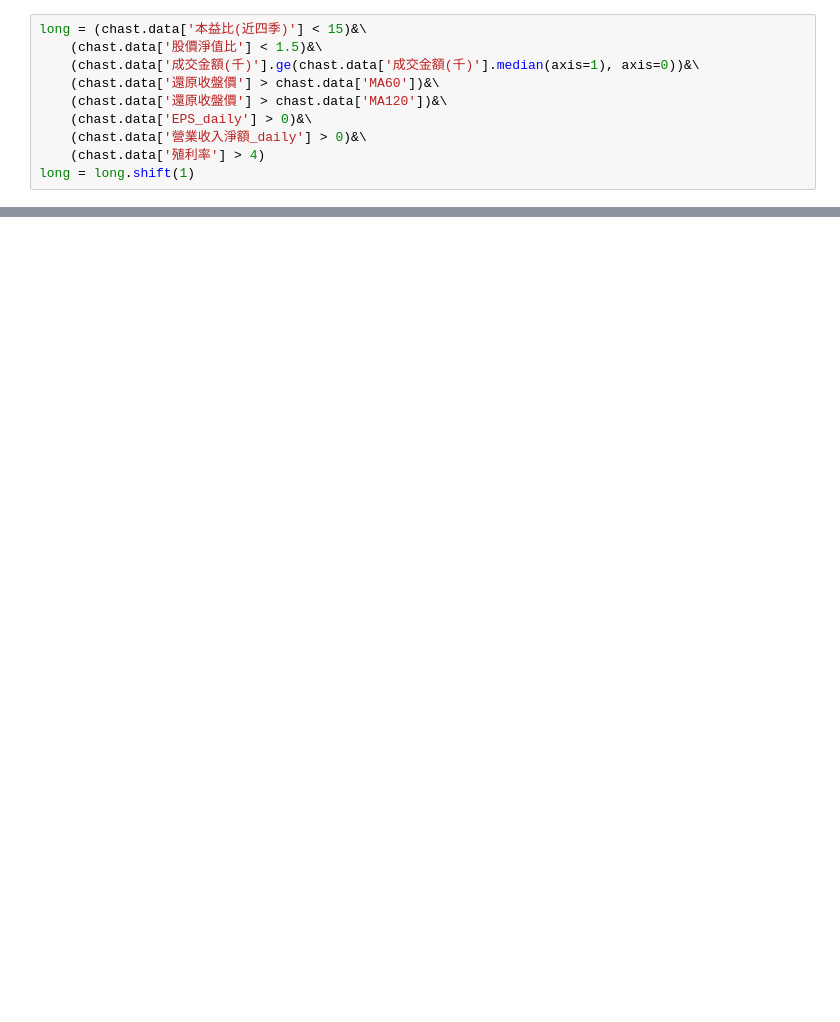
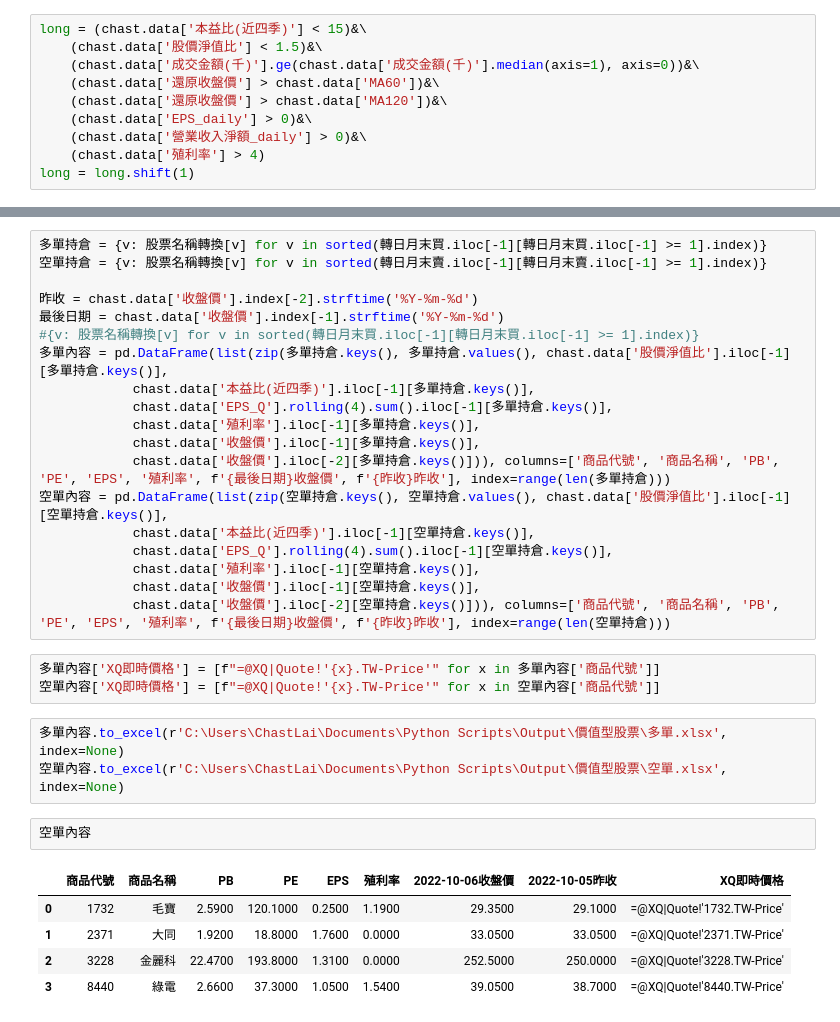
Before and after one commit to Chastely00/Chast, a Jupyter notebook: 價值股策略.ipynb, the cells around one changed output, grey strips where cells are left out. Drawn from its saved outputs; the diff is of its cells as text; blank space fills up the shorter version.

```diff
--- a/價值股策略.ipynb
+++ b/價值股策略.ipynb
@@ -342,2 +478,35 @@ Freq: A-DEC, dtype: float64
+# %%
+多單持倉 = {v: 股票名稱轉換[v] for v in sorted(轉日月末買.iloc[-1][轉日月末買.iloc[-1] >= 1].index)}
+空單持倉 = {v: 股票名稱轉換[v] for v in sorted(轉日月末賣.iloc[-1][轉日月末賣.iloc[-1] >= 1].index)}
+
+昨收 = chast.data['收盤價'].index[-2].strftime('%Y-%m-%d')
+最後日期 = chast.data['收盤價'].index[-1].strftime('%Y-%m-%d')
+#{v: 股票名稱轉換[v] for v in sorted(轉日月末買.iloc[-1][轉日月末買.iloc[-1] >= 1].index)}
+多單內容 = pd.DataFrame(list(zip(多單持倉.keys(), 多單持倉.values(), chast.data['股價淨值比'].iloc[-1][多單持倉.keys()],
+            chast.data['本益比(近四季)'].iloc[-1][多單持倉.keys()],
+            chast.data['EPS_Q'].rolling(4).sum().iloc[-1][多單持倉.keys()],
+            chast.data['殖利率'].iloc[-1][多單持倉.keys()],
+            chast.data['收盤價'].iloc[-1][多單持倉.keys()],
+            chast.data['收盤價'].iloc[-2][多單持倉.keys()])), columns=['商品代號', '商品名稱', 'PB', 'PE', 'EPS', '殖利率', f'{最後日期}收盤價', f'{昨收}昨收'], index=range(len(多單持倉)))
+空單內容 = pd.DataFrame(list(zip(空單持倉.keys(), 空單持倉.values(), chast.data['股價淨值比'].iloc[-1][空單持倉.keys()],
+            chast.data['本益比(近四季)'].iloc[-1][空單持倉.keys()],
+            chast.data['EPS_Q'].rolling(4).sum().iloc[-1][空單持倉.keys()],
+            chast.data['殖利率'].iloc[-1][空單持倉.keys()],
+            chast.data['收盤價'].iloc[-1][空單持倉.keys()],
+            chast.data['收盤價'].iloc[-2][空單持倉.keys()])), columns=['商品代號', '商品名稱', 'PB', 'PE', 'EPS', '殖利率', f'{最後日期}收盤價', f'{昨收}昨收'], index=range(len(空單持倉)))
+# %%
+多單內容['XQ即時價格'] = [f"=@XQ|Quote!'{x}.TW-Price'" for x in 多單內容['商品代號']]
+空單內容['XQ即時價格'] = [f"=@XQ|Quote!'{x}.TW-Price'" for x in 空單內容['商品代號']]
+# %%
+多單內容.to_excel(r'C:\Users\ChastLai\Documents\Python Scripts\Output\價值型股票\多單.xlsx', index=None)
+空單內容.to_excel(r'C:\Users\ChastLai\Documents\Python Scripts\Output\價值型股票\空單.xlsx', index=None)
+# %%
+空單內容
+# %% [output]
+|  | 商品代號 | 商品名稱 | PB | PE | EPS | 殖利率 | 2022-10-06收盤價 | 2022-10-05昨收 | XQ即時價格 |
+| 0 | 1732 | 毛寶 | 2.5900 | 120.1000 | 0.2500 | 1.1900 | 29.3500 | 29.1000 | =@XQ|Quote!'1732.TW-Price' |
+| 1 | 2371 | 大同 | 1.9200 | 18.8000 | 1.7600 | 0.0000 | 33.0500 | 33.0500 | =@XQ|Quote!'2371.TW-Price' |
+| 2 | 3228 | 金麗科 | 22.4700 | 193.8000 | 1.3100 | 0.0000 | 252.5000 | 250.0000 | =@XQ|Quote!'3228.TW-Price' |
+| 3 | 8440 | 綠電 | 2.6600 | 37.3000 | 1.0500 | 1.5400 | 39.0500 | 38.7000 | =@XQ|Quote!'8440.TW-Price' |
 # %%
 # TODO: 改成多空皆有
```
Also changed, not shown: parts of 14 cells of this notebook, 2 other files.
